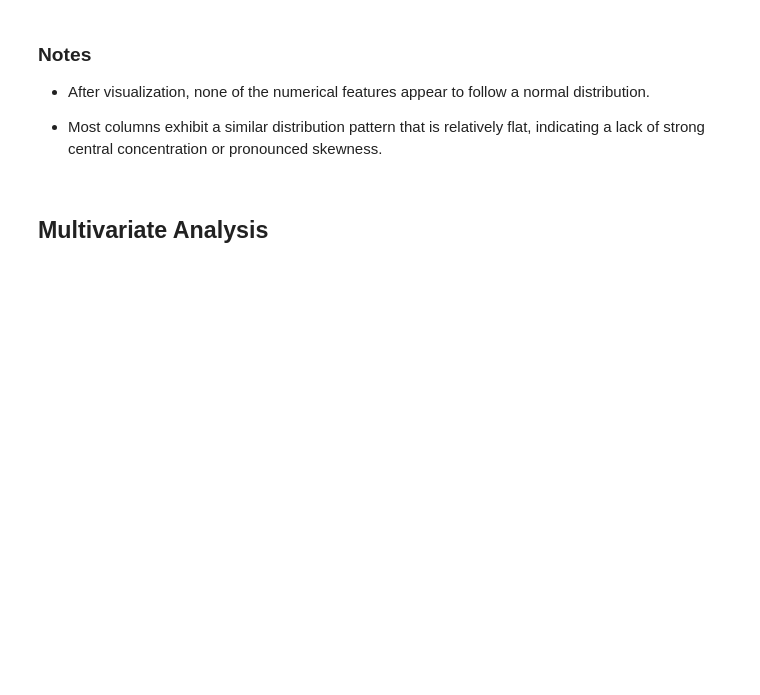
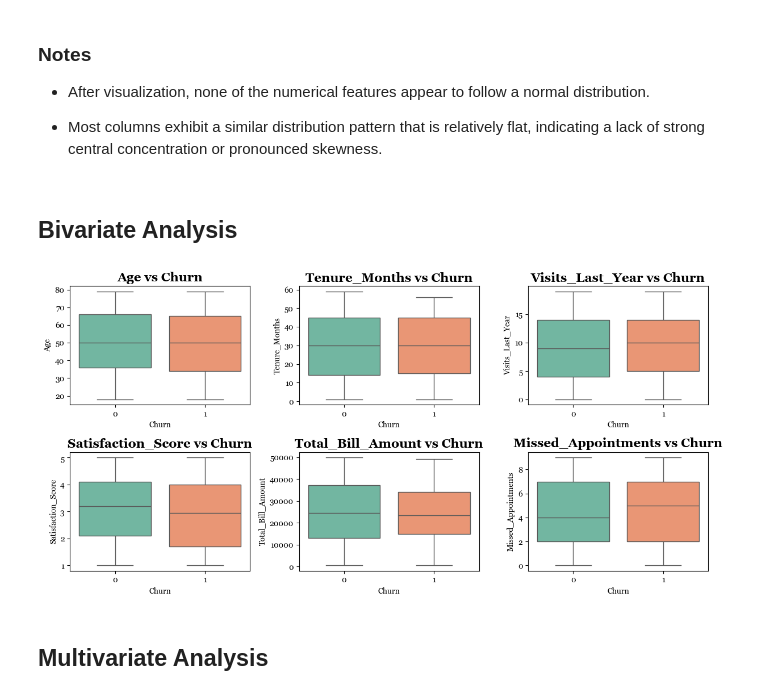
Before and after one commit to murithidenisgitobu/PATIENT-CHURN-PREDICTION, a Jupyter notebook: Patient_Churn_Notebook.ipynb, the cells around one changed output. Cells and saved outputs as stored; diff of their text form; code cells hidden in the pictures; blank space fills up the shorter version.

```diff
--- a/Patient_Churn_Notebook.ipynb
+++ b/Patient_Churn_Notebook.ipynb
@@ -237,6 +240,39 @@ plt.show()
 - After visualization, none of the numerical features appear to follow a normal distribution.
 
 - Most columns exhibit a similar distribution pattern that is relatively flat, indicating a lack of strong central concentration or pronounced skewness.
+# %% [markdown]
+## Bivariate Analysis
+# %%
+# Filter numerical columns (excluding Patient_ID only)
+num_cols_data = df.drop(["Patient_ID"], axis=1).select_dtypes(include=np.number)
+
+cols = num_cols_data.drop("Churn", axis=1).columns
+n_cols = 3
+n_rows = math.ceil(len(cols) / n_cols)
+
+fig, axes = plt.subplots(n_rows, n_cols, figsize=(4*n_cols, 3*n_rows))
+axes = axes.flatten()
+
+for i, col in enumerate(cols):
+    sns.boxplot(
+        data=df,
+        x="Churn",
+        y=col,
+        hue="Churn",
+        ax=axes[i],
+        palette="Set2",
+        legend=False
+    )
+    axes[i].set_title(f"{col} vs Churn")
+
+# Remove empty subplots if any
+for j in range(i+1, len(axes)):
+    fig.delaxes(axes[j])
+
+plt.tight_layout()
+plt.show()
+# %% [output]
+[figure, added]
 # %% [markdown]
 ## Multivariate Analysis
 # %%
```
Also changed, not shown: parts of 3 cells of this notebook.
